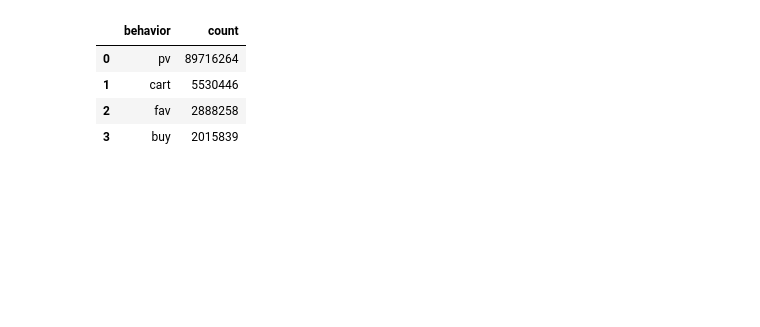
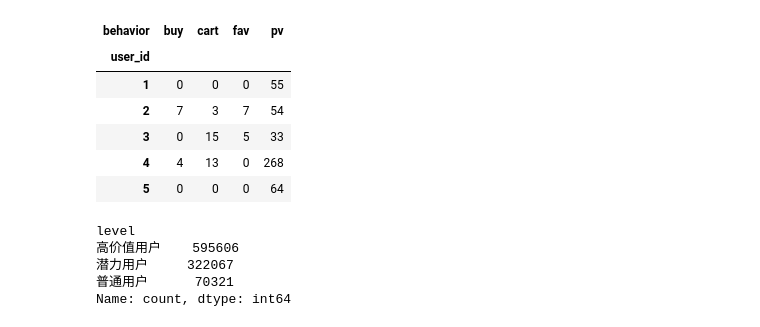
Before and after one commit to taotao-131/E-commerce-analysis, a Jupyter notebook: notebook/analysis.ipynb, the cells around one changed output. Cells and saved outputs as stored; diff of their text form; code cells hidden in the pictures; blank space fills up the shorter version.

```diff
--- a/notebook/analysis.ipynb
+++ b/notebook/analysis.ipynb
@@ -576,8 +36,0 @@ df = pd.read_csv(
-# %%
-df.columns = [
-    "user_id",
-    "item_id",
-    "category_id",
-    "behavior",
-    "timestamp"
-]
@@ -624,13 +36,0 @@ import pandas as pd
-# %%
-df = pd.read_csv(
-    "../data/UserBehavior.csv",
-    header=None
-)
-# %%
-df.columns = [
-    "user_id",
-    "item_id",
-    "category_id",
-    "behavior",
-    "timestamp"
-]
@@ -646,24 +37,3 @@ df.head()
-# %%
-behavior_count = (
-    df['behavior']
-    .value_counts()
-    .reset_index()
-)
-
-
-behavior_count.columns = [
-    "behavior",
-    "count"
-]
-
-
-behavior_count
-# %% [output]
-|  | behavior | count |
-| 0 | pv | 89716264 |
-| 1 | cart | 5530446 |
-| 2 | fav | 2888258 |
-| 3 | buy | 2015839 |
 # %%
 behavior_count.to_csv(
     "../data/behavior_count.csv",
@@ -675,2 +42,0 @@ df.to_pickle("../data/user_behavior.pkl")
-# %%
-df = pd.read_pickle("../data/user_behavior.pkl")
@@ -682,0 +43,19 @@ behavior_count = (
+# %%
+user_behavior = (
+    df.groupby(
+        ["user_id","behavior"]
+    )
+    .size()
+    .unstack(fill_value=0)
+)
+
+
+user_behavior.head()
+# %% [output]
+| behavior | buy | cart | fav | pv |
+| user_id |  |  |  |  |
+| 1 | 0 | 0 | 0 | 55 |
+| 2 | 7 | 3 | 7 | 54 |
+| 3 | 0 | 15 | 5 | 33 |
+| 4 | 4 | 13 | 0 | 268 |
+| 5 | 0 | 0 | 0 | 64 |
@@ -682,0 +100,8 @@ behavior_count = (
+# %%
+user_behavior["level"].value_counts()
+# %% [output]
+level
+高价值用户    595606
+潜力用户     322067
+普通用户      70321
+Name: count, dtype: int64
```
Also changed, not shown: parts of 92 cells of this notebook, 6 other files.
